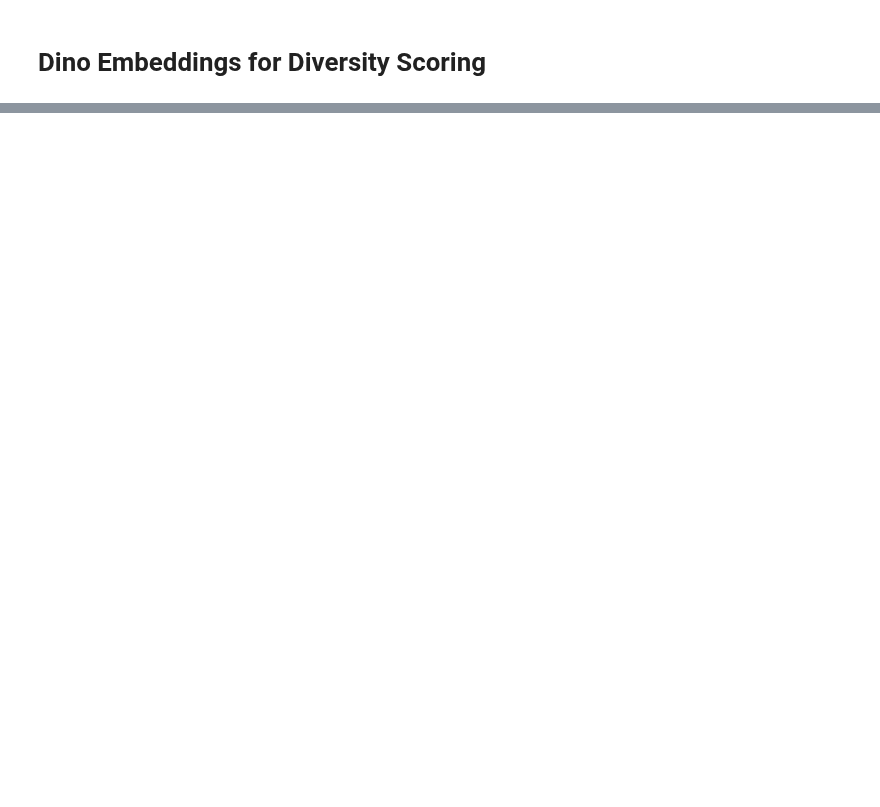
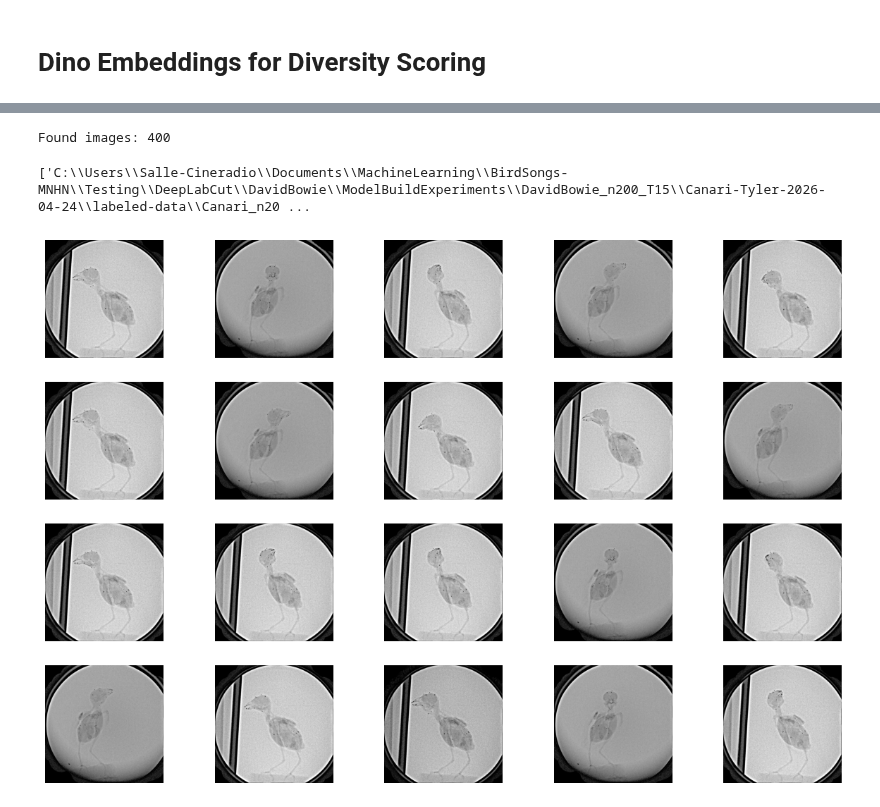
Before and after one commit to tcmarino8/BirdSongs-MNHN, a Jupyter notebook: Testing/Code-Testing/TryingDinoEmbeddings.ipynb, the cells around one changed output, grey strips where cells are left out. Saved outputs shown, nothing was run; the diff lists cells and outputs as text; code cells hidden in the pictures; blank space fills up the shorter version.

```diff
--- a/Testing/Code-Testing/TryingDinoEmbeddings.ipynb
+++ b/Testing/Code-Testing/TryingDinoEmbeddings.ipynb
@@ -35,0 +30,29 @@ X = torch.stack(embeddings)  # [N, D]
+# %%
+from pathlib import Path
+
+unlabeled_images = r"C:\Users\Salle-Cineradio\Documents\MachineLearning\BirdSongs-MNHN\Testing\DeepLabCut\DavidBowie\ModelBuildExperiments\DavidBowie_n200_T15\Canari-Tyler-2026-04-24\labeled-data\Canari_n200"
+
+image_paths = list(Path(unlabeled_images).rglob("*.jpg")) + \
+              list(Path(unlabeled_images).rglob("*.png")) + \
+              list(Path(unlabeled_images).rglob("*.jpeg"))
+
+image_paths = [str(p) for p in image_paths]
+
+print("Found images:", len(image_paths))
+# %% [output]
+Found images: 400
+# %%
+def compute_embeddings(image_paths, batch_size=32):
+    embeddings = []
+
+    for i in range(0, len(image_paths), batch_size):
+        batch_paths = image_paths[i:i+batch_size]
+
+        batch = torch.stack([load_image(p) for p in batch_paths]).to(device)
+
+        with torch.no_grad():
+            feats = model(batch)
+
+        embeddings.append(feats.cpu())
+
+    return torch.cat(embeddings, dim=0)
@@ -36,2 +77,3 @@ X = torch.stack(embeddings)  # [N, D]
 # %%
+X = compute_embeddings(image_paths)
 X = X / X.norm(dim=1, keepdim=True)
@@ -58,5 +80,21 @@ def k_center_greedy(X, k):
 # %%
-k = 100  # batch size
+k = 20  # batch size you want to label next
+
 chosen_idx = k_center_greedy(X, k)
 
-selected_files = [paths[i] for i in chosen_idx]
+selected_images = [image_paths[i] for i in chosen_idx]
+
+print(selected_images[:10])
+# %% [output]
+['C:\\Users\\Salle-Cineradio\\Documents\\MachineLearning\\BirdSongs-MNHN\\Testing\\DeepLabCut\\DavidBowie\\ModelBuildExperiments\\DavidBowie_n200_T15\\Canari-Tyler-2026-04-24\\labeled-data\\Canari_n20 ...
+# %%
+# plot images
+import matplotlib.pyplot as plt
+plt.figure(figsize=(15, 10))
+for i, img_path in enumerate(selected_images[:20]):
+    img = Image.open(img_path)
+    plt.subplot(4, 5, i+1)
+    plt.imshow(img)
+    plt.axis('off')
+# %% [output]
+[figure, added]
```
Also changed, not shown: parts of 6 cells of this notebook, 1 other file.
